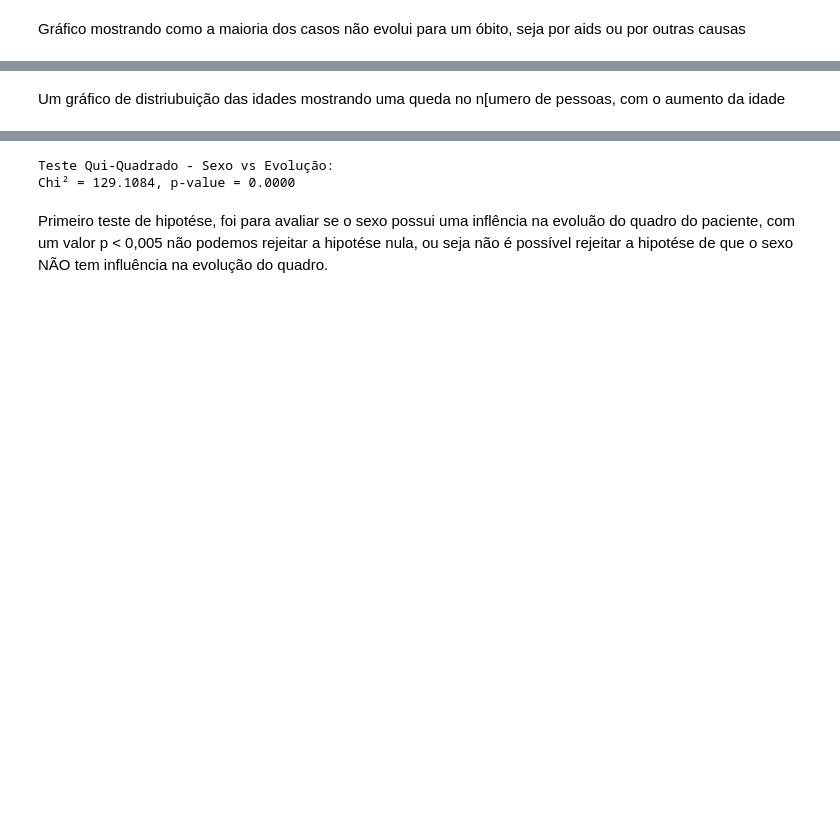
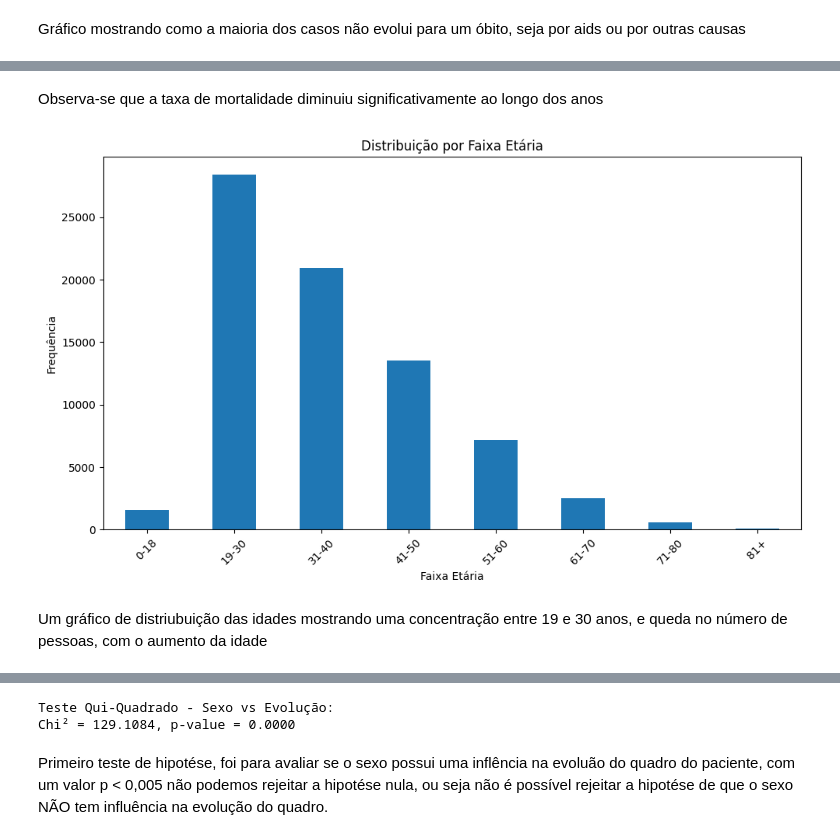
Before and after one commit to GRBadas/HandsONEntrega, a Jupyter notebook: HealthyData.ipynb, the cells around one changed output, grey strips where cells are left out. Drawn from its saved outputs; the diff is of its cells as text; code cells hidden in the pictures; blank space fills up the shorter version.

```diff
--- a/HealthyData.ipynb
+++ b/HealthyData.ipynb
@@ -294,2 +328,22 @@ plot_bar("nu_idade_n", "distribuição de idades")
+# %% [markdown]
+Observa-se que a taxa de mortalidade diminuiu significativamente ao longo dos anos
+# %%
+# Criar faixas etárias
+bins = [0, 18, 30, 40, 50, 60, 70, 80, 100]
+labels = ['0-18', '19-30', '31-40', '41-50', '51-60', '61-70', '71-80', '81+']
+
+df['faixa_etaria'] = pd.cut(df['nu_idade_n'], bins=bins, labels=labels)
+
+# Plotar com faixas etárias
+plt.figure(figsize=(10, 6))
+df['faixa_etaria'].value_counts().sort_index().plot(kind='bar')
+plt.title('Distribuição por Faixa Etária')
+plt.xlabel('Faixa Etária')
+plt.ylabel('Frequência')
+plt.xticks(rotation=45)
+plt.tight_layout()
+plt.show()
+# %% [output]
+[figure, added]
 # %% [markdown]
-Um gráfico de distriubuição das idades mostrando uma queda no n[umero de pessoas, com o aumento da idade
+Um gráfico de distriubuição das idades mostrando uma concentração entre 19 e 30 anos, e queda no número de pessoas, com o aumento da idade
```
Also changed, not shown: parts of 19 cells of this notebook.
